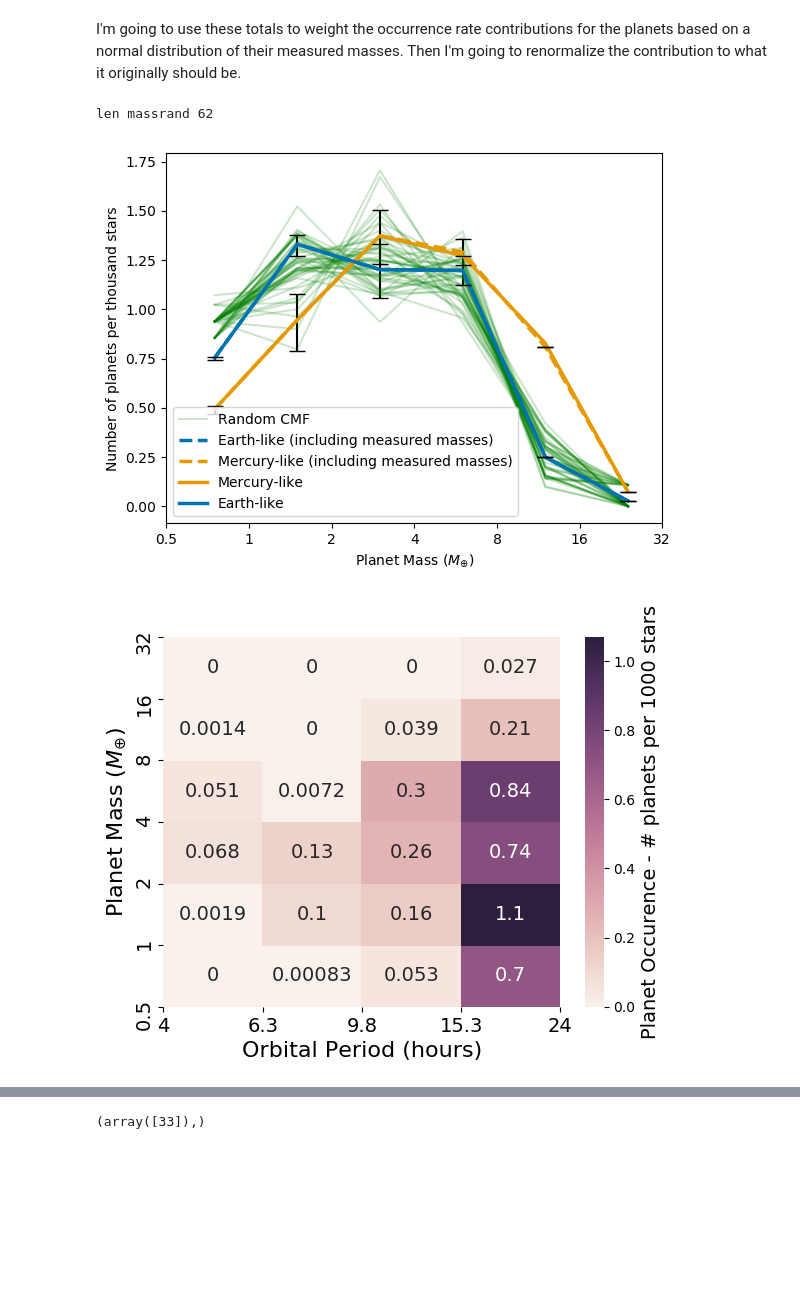
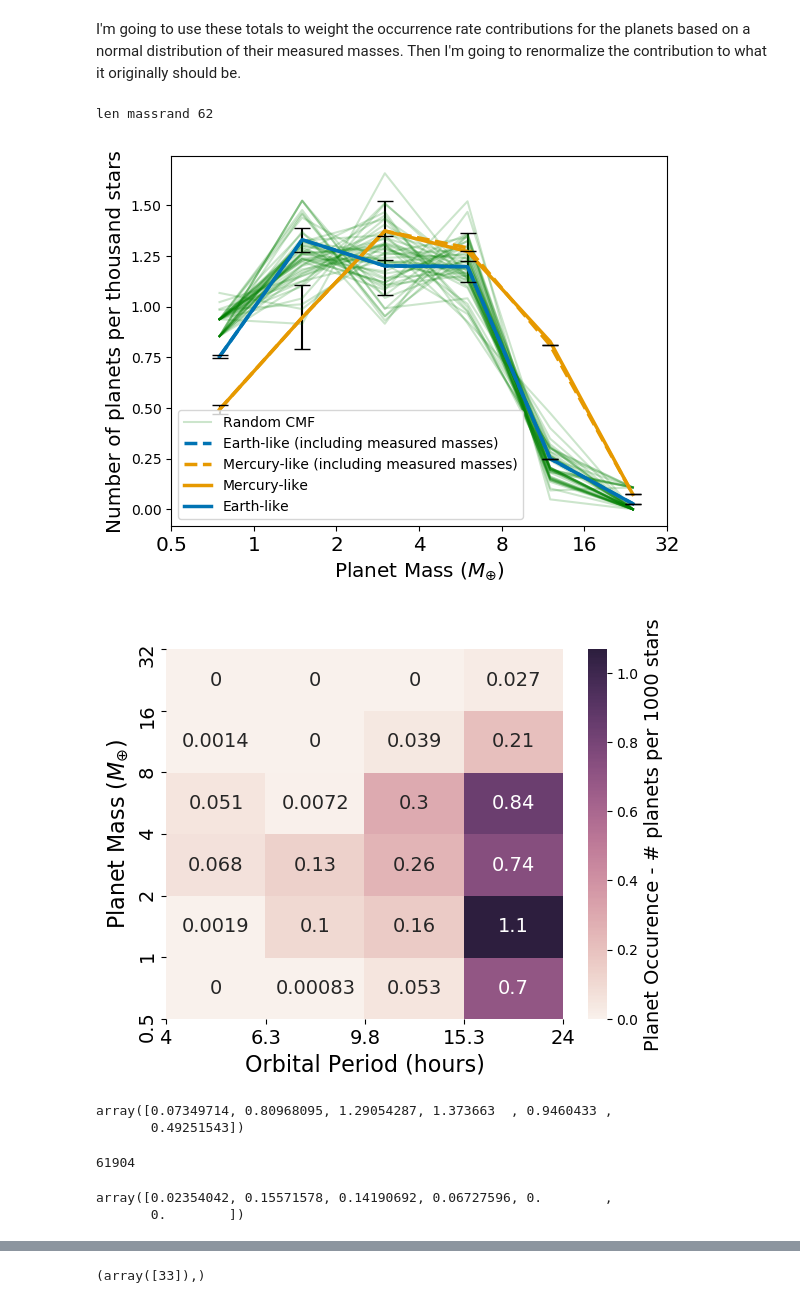
Before and after one commit to asmuzsoy/USPplanets, a Jupyter notebook: USPMassDistribution.ipynb, the cells around one changed output, grey strips where cells are left out. Cells and saved outputs as stored; diff of their text form; code cells hidden in the pictures; blank space fills up the shorter version.

Commit message:
Finally got distorted masses working, updated figures

```diff
--- a/USPMassDistribution.ipynb
+++ b/USPMassDistribution.ipynb
@@ -218,14 +220,17 @@ print(len(mercurymasssamples))
 62000
 # %%
 meanearthmasses = []
+eartherr = []
 eartherrup = []
 eartherrdown = []
 
 meanmercmasses = []
+mercerr = []
 mercerrup = []
 mercerrdown = []
 
 meanrandmasses = []
+randerr = []
 randerrup = []
 randerrdown = []
 
@@ -241,7 +246,7 @@ with file:
                 list1.remove(f)
                 print("removed")
         meanearthmasses.append(np.percentile(list1, 50))
-        ##eartherr.append(np.std(list1))
+        eartherr.append(np.std(list1))
         eartherrup.append(np.percentile(list1, 15.85))
         eartherrdown.append(np.percentile(list1, 84.15))
         row = [kepids[i]]
@@ -264,7 +269,7 @@ with file:
         meanmercmasses.append(np.percentile(list1, 50))
         mercerrup.append(np.percentile(list1, 15.85))
         mercerrdown.append(np.percentile(list1, 84.15))
-        ##mercerr.append(np.std(list1))
+        mercerr.append(np.std(list1))
         row = [kepids[i]]
         for k in range(0, len(list1)):
             row.append(list1[k])
@@ -682,7 +711,7 @@ for i in range(len(earthperiodsamples)):
                 if (earthperiodsamples[i] == kep78per):
                     kep78sumearth += (f[per.index(earthperiodsamples[i])])/1000
                     earthweighted78sum += ((f[per.index(earthperiodsamples[i])])/1000 *  dist78.pdf(earthsamples[i]))
-
+r = 0
 
 kep10summerc = 0
 kep78summerc = 0
@@ -746,7 +775,7 @@ for i in range(len(massbins)-1):
         else:
             z = 0.41
             high = ((earthtransitsum[i] + (z**2)/(2*n))/(1+(z**2)/n)) + (z/(1+((z**2)/n)))*np.sqrt(((earthtransitsum[i]*(1-earthtransitsum[i]))/n)-((z**2)/(4*(n**2))))
-            low = ((earthtransitsum[i] + (z**2)/(2*n))/(1+(z**2)/n)) - (z/(1+((z**2)/n)))*np.sqrt(((earthtransitsum[i]*(1-earthtransitsum[i]))/n)-((z**2)/(4*(n**2))))
+            low = ((earthtransitsum[i] - (z**2)/(2*n))/(1+(z**2)/n)) - (z/(1+((z**2)/n)))*np.sqrt(((earthtransitsum[i]*(1-earthtransitsum[i]))/n)-((z**2)/(4*(n**2))))
             earthwilsonhigh[i] = ((earthmasssum[i]/earthtransitsum[i])*high) - earthmasssum[i]
             earthwilsonlow[i] = ((earthmasssum[i]/earthtransitsum[i])*low) - earthmasssum[i]
 
@@ -764,7 +793,7 @@ for i in range(len(massbins)-1):
         else:
             z = 0.41
             high = ((merctransitsum[i] + (z**2)/(2*n))/(1+(z**2)/n)) + (z/(1+((z**2)/n)))*np.sqrt(((merctransitsum[i]*(1-merctransitsum[i]))/n)-((z**2)/(4*(n**2))))
-            low = ((merctransitsum[i] + (z**2)/(2*n))/(1+(z**2)/n)) - (z/(1+((z**2)/n)))*np.sqrt(((merctransitsum[i]*(1-merctransitsum[i]))/n)-((z**2)/(4*(n**2))))
+            low = ((merctransitsum[i] - (z**2)/(2*n))/(1+(z**2)/n)) - (z/(1+((z**2)/n)))*np.sqrt(((merctransitsum[i]*(1-merctransitsum[i]))/n)-((z**2)/(4*(n**2))))
             mercwilsonhigh[i] = ((mercmasssum[i]/merctransitsum[i])*high) - mercmasssum[i]
             mercwilsonlow[i] = ((mercmasssum[i]/merctransitsum[i])*low) - mercmasssum[i]
 
@@ -1033,7 +1062,7 @@ for i in range(len(massbins)-1):
         else:
             z = 0.41
             high = ((earthtransitsum[i] + (z**2)/(2*n))/(1+(z**2)/n)) + (z/(1+((z**2)/n)))*np.sqrt(((earthtransitsum[i]*(1-earthtransitsum[i]))/n)-((z**2)/(4*(n**2))))
-            low = ((earthtransitsum[i] + (z**2)/(2*n))/(1+(z**2)/n)) - (z/(1+((z**2)/n)))*np.sqrt(((earthtransitsum[i]*(1-earthtransitsum[i]))/n)-((z**2)/(4*(n**2))))
+            low = ((earthtransitsum[i] - (z**2)/(2*n))/(1+(z**2)/n)) - (z/(1+((z**2)/n)))*np.sqrt(((earthtransitsum[i]*(1-earthtransitsum[i]))/n)-((z**2)/(4*(n**2))))
             earthwilsonhigh[i] = ((earthmasssum2[i]/earthtransitsum[i])*high) - earthmasssum2[i]
             earthwilsonlow[i] = ((earthmasssum2[i]/earthtransitsum[i])*low) - earthmasssum2[i]
 
@@ -1051,7 +1080,7 @@ for i in range(len(massbins)-1):
         else:
             z = 0.41
             high = ((merctransitsum[i] + (z**2)/(2*n))/(1+(z**2)/n)) + (z/(1+((z**2)/n)))*np.sqrt(((merctransitsum[i]*(1-merctransitsum[i]))/n)-((z**2)/(4*(n**2))))
-            low = ((merctransitsum[i] + (z**2)/(2*n))/(1+(z**2)/n)) - (z/(1+((z**2)/n)))*np.sqrt(((merctransitsum[i]*(1-merctransitsum[i]))/n)-((z**2)/(4*(n**2))))
+            low = ((merctransitsum[i] - (z**2)/(2*n))/(1+(z**2)/n)) - (z/(1+((z**2)/n)))*np.sqrt(((merctransitsum[i]*(1-merctransitsum[i]))/n)-((z**2)/(4*(n**2))))
             mercwilsonhigh[i] = ((mercmasssum2[i]/merctransitsum[i])*high) - mercmasssum2[i]
             mercwilsonlow[i] = ((mercmasssum2[i]/merctransitsum[i])*low) - mercmasssum2[i]
 
@@ -1072,7 +1101,7 @@ for i in range(len(eartherrorup)):
         mercerrorup[i] = mercwilsonhigh[i]
         mercerrordown[i] = -1 * mercwilsonlow[i]
 
-
+q = plt.figure()
 mygold = (.9, .6, 0)
 for o in range(0,49):
     massarray = np.zeros((len(massbins)-1,len(perbins)-1))
@@ -1105,41 +1134,56 @@ plt.plot(massticks,np.flip(earthmasssum,0), label = 'Earth-like', color = myblue
 
 plt.errorbar(massticks,np.flip(mercmasssum2,0), yerr = np.stack((mercerrorup,mercerrordown)), linestyle = 'None', ecolor = 'k', capsize = 6)
 plt.errorbar(massticks,np.flip(earthmasssum2,0), yerr = np.stack((eartherrorup,eartherrordown)), linestyle = 'None', ecolor = 'k', capsize = 6)
-plt.xlabel('Planet Mass ($M_{ \oplus}$)')
-plt.ylabel('Number of planets per thousand stars')
-plt.xticks([-1,0,1,2,3,4,5], [0.5,1,2,4,8,16,32])
+plt.xlabel('Planet Mass ($M_{ \oplus}$)', fontsize = 'x-large')
+plt.ylabel('Number of planets per thousand stars', fontsize = 'x-large')
+plt.xticks([-1,0,1,2,3,4,5], [0.5,1,2,4,8,16,32], fontsize = 'x-large')
 plt.legend()
+q.savefig("PosterFig5.pdf", bbox_inches = "tight")
 
 array = np.zeros((len(massbins)-1,len(perbins)-1))
 freqarray = np.zeros((len(massbins)-1,len(perbins)-1))
 for i in range(len(randperiodsamples)):
     for j in range(len(perbins)-1):
         for k in range(len(massbins)-1):
             if (perbins[j] <= 24*randperiodsamples[i] <= perbins[j+1]) and (massbinsflip[k] >= randmasssamples[i] >= massbinsflip[k+1]):
                 array[k][j] += (f[per.index(randperiodsamples[i])])/1000
                 freqarray[k][j] += 1
 
 import seaborn as sns
 
 
 fig, ax = plt.subplots()
 
 
 ax = sns.heatmap(1000*eartharray, annot = True, annot_kws={"size": 14})
 ax.set_xticks([0,1,2,3,4])
 ax.set_xticklabels([4,6.3,9.8,15.3,24], fontsize = 14)
 ax.set_yticks([0,1,2,3,4,5,6])
 ax.set_yticklabels([0.5,1,2,4,8,16,32], fontsize = 14)
 cbar = ax.collections[0].colorbar
 cbar.set_label('Planet Occurence - # planets per 1000 stars', fontsize = 14)
 plt.xlabel("Orbital Period (hours)", fontsize = 16)
 plt.ylabel("Planet Mass ($M_{ \oplus}$)", fontsize = 16)
 
 plt.show();
 # %% [output]
 len massrand 62
-[figure, old version]
+[figure, new version]
-[figure, old version]
+[figure, new version]
+# %%
+mercmasssum2
+# %% [output]
+array([0.07349714, 0.80968095, 1.29054287, 1.373663  , 0.9460433 ,
+       0.49251543])
+# %%
+len(mercurysamples)
+# %% [output]
+61904
+# %%
+mercerrorup
+# %% [output]
+array([0.02354042, 0.15571578, 0.14190692, 0.06727596, 0.        ,
+       0.        ])
 # %%
 per2 = [24 * i for i in per]
 down = [mean - value for mean, value in zip(meanearthradii, radiierrdown)]
```
Also changed, not shown: parts of 123 cells of this notebook, 3 other files.
